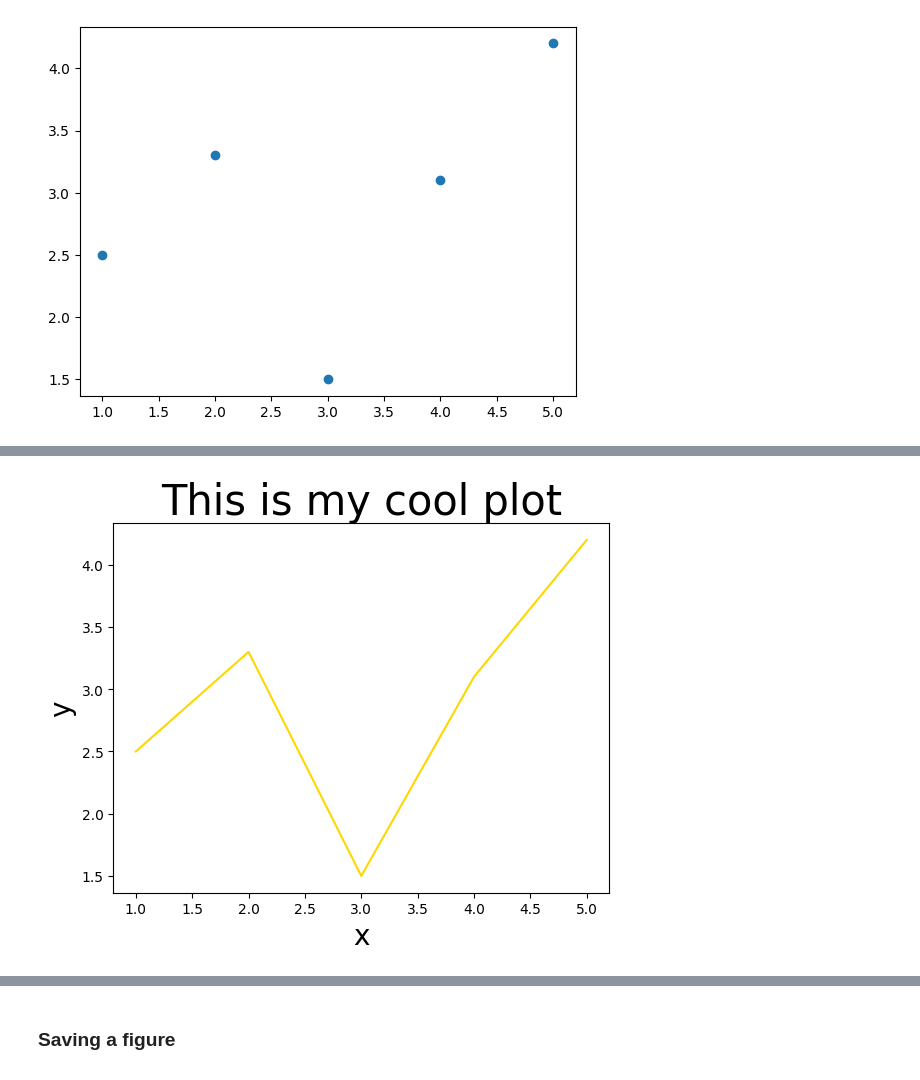
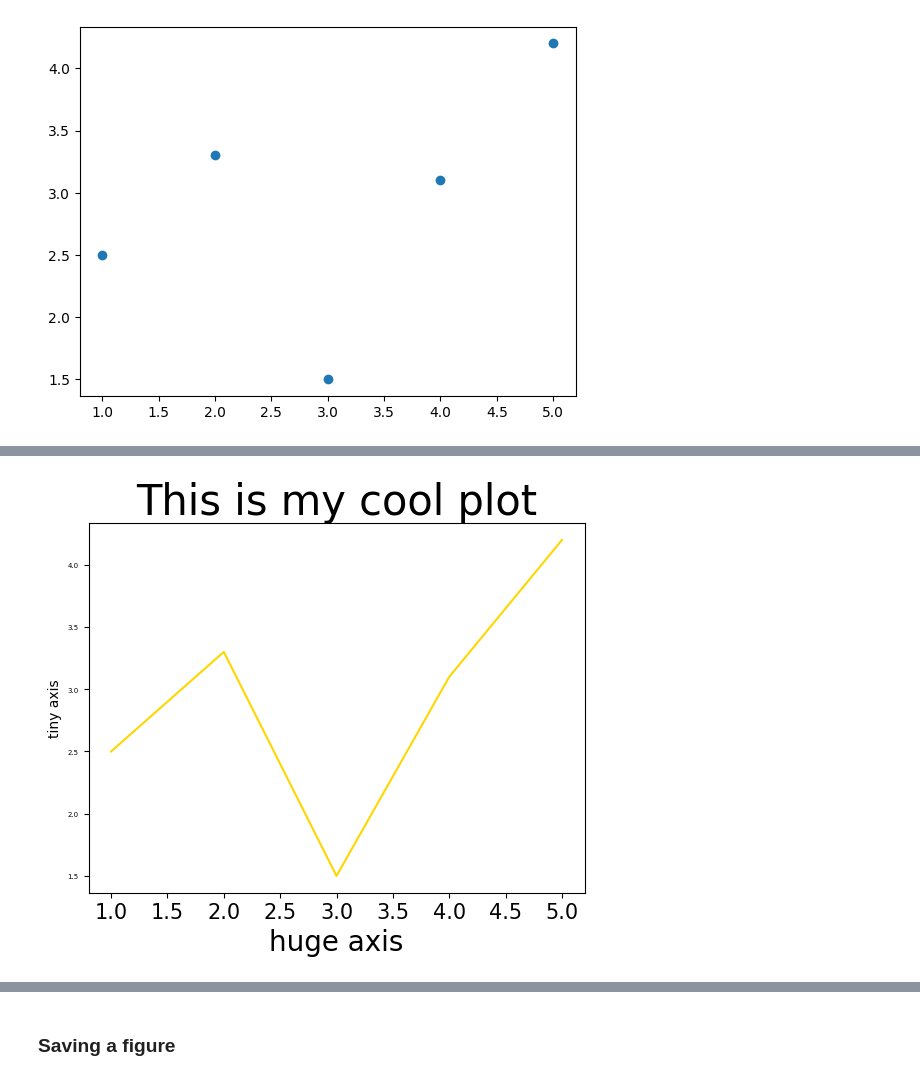
Before and after one commit to Chia-vie/BSc_tutorial, a Jupyter notebook: plotting_in_python.ipynb, the cells around one changed output, grey strips where cells are left out. Saved outputs shown, nothing was run; the diff lists cells and outputs as text; code cells hidden in the pictures.

```diff
--- a/plotting_in_python.ipynb
+++ b/plotting_in_python.ipynb
@@ -43,8 +136,10 @@ Text(0, 0.5, 'y')
 # %%
 plt.plot(myarr, otherarr, c='gold')
-plt.xlabel('x', fontsize=20)
-plt.ylabel('y', fontsize=20)
+plt.xlabel('huge axis', fontsize=20)
+plt.ylabel('tiny axis', fontsize=10)
 plt.title('This is my cool plot', fontsize=30)
+xticks = plt.xticks(fontsize=15)
+yticks = plt.yticks(fontsize=5)
 # larger tick labels
 # %% [output]
-[figure, old version]
+[figure, new version]
```
Also changed, not shown: parts of 27 cells of this notebook.
